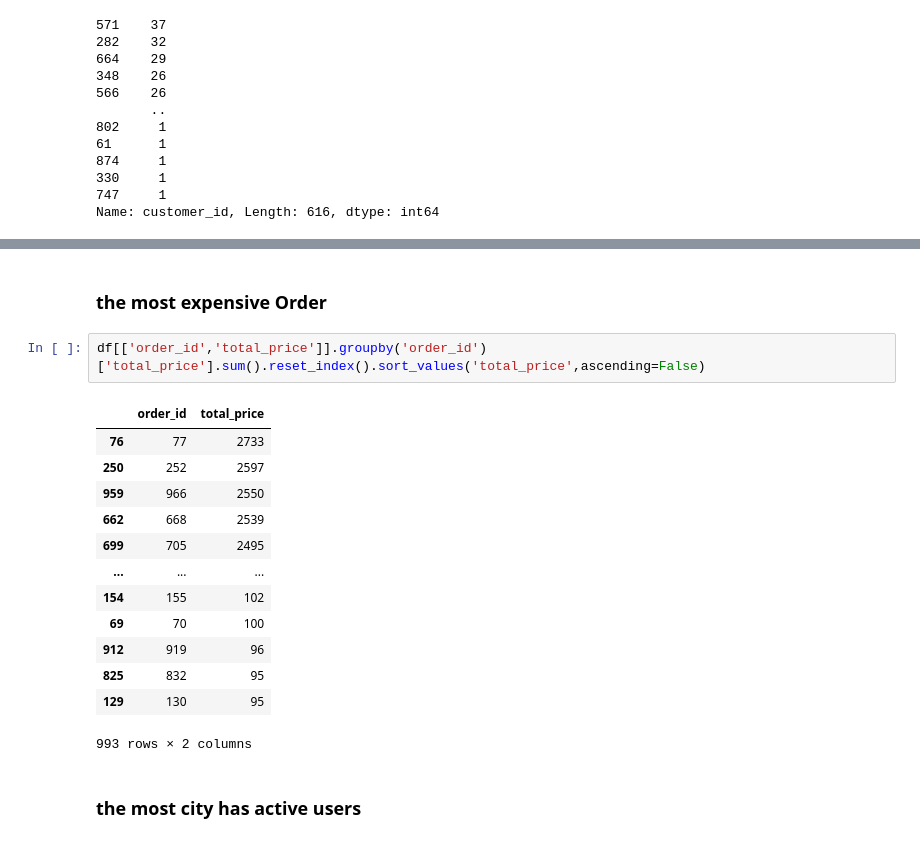
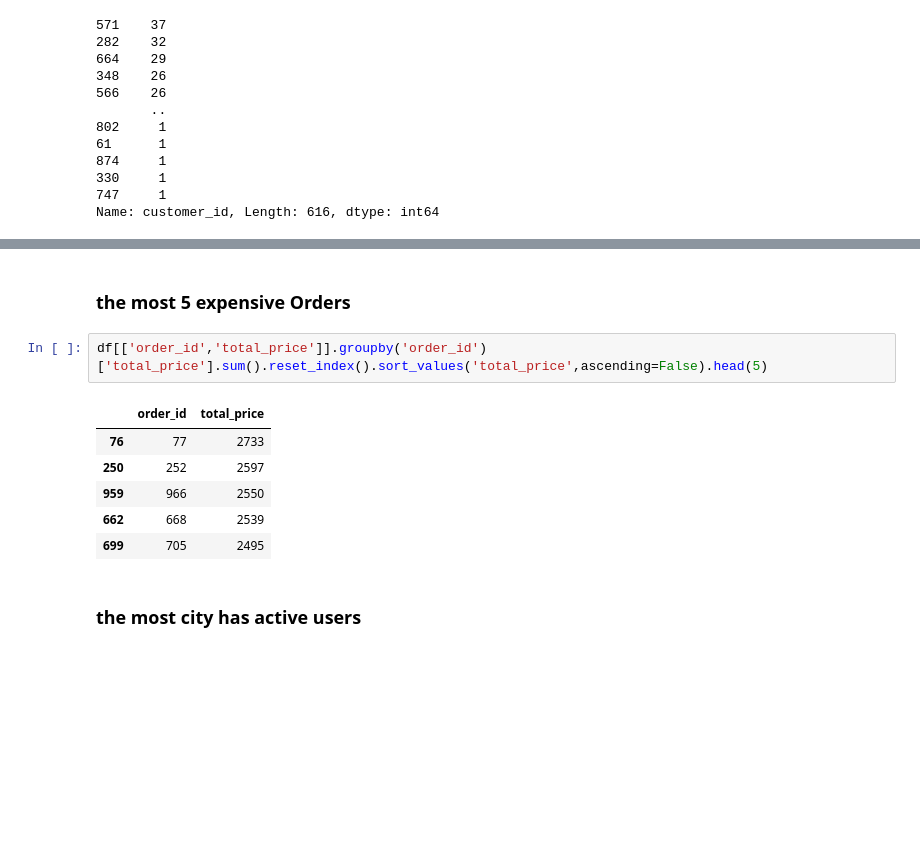
Before and after one commit to nora169/Data-Analytics_1, a Jupyter notebook: notebooks/analysis_sales_orders_customers_products.ipynb, the cells around one changed output, grey strips where cells are left out. Cells and saved outputs as stored; diff of their text form; blank space fills up the shorter version.

```diff
--- a/notebooks/analysis_sales_orders_customers_products.ipynb
+++ b/notebooks/analysis_sales_orders_customers_products.ipynb
@@ -164,21 +188,14 @@ df['customer_id'].nunique()
 # %% [markdown]
-### the most expensive Order
+### the most 5 expensive Orders
 # %%
-df[['order_id','total_price']].groupby('order_id')['total_price'].sum().reset_index().sort_values('total_price',ascending=False)
+df[['order_id','total_price']].groupby('order_id')['total_price'].sum().reset_index().sort_values('total_price',ascending=False).head(5)
 # %% [output]
 |  | order_id | total_price |
 | 76 | 77 | 2733 |
 | 250 | 252 | 2597 |
 | 959 | 966 | 2550 |
 | 662 | 668 | 2539 |
 | 699 | 705 | 2495 |
-| ... | ... | ... |
-| 154 | 155 | 102 |
-| 69 | 70 | 100 |
-| 912 | 919 | 96 |
-| 825 | 832 | 95 |
-| 129 | 130 | 95 |
-993 rows × 2 columns
 # %% [markdown]
 ### the most city has active users
 # %%
```
Also changed, not shown: parts of 7 cells of this notebook, 2 other files.
